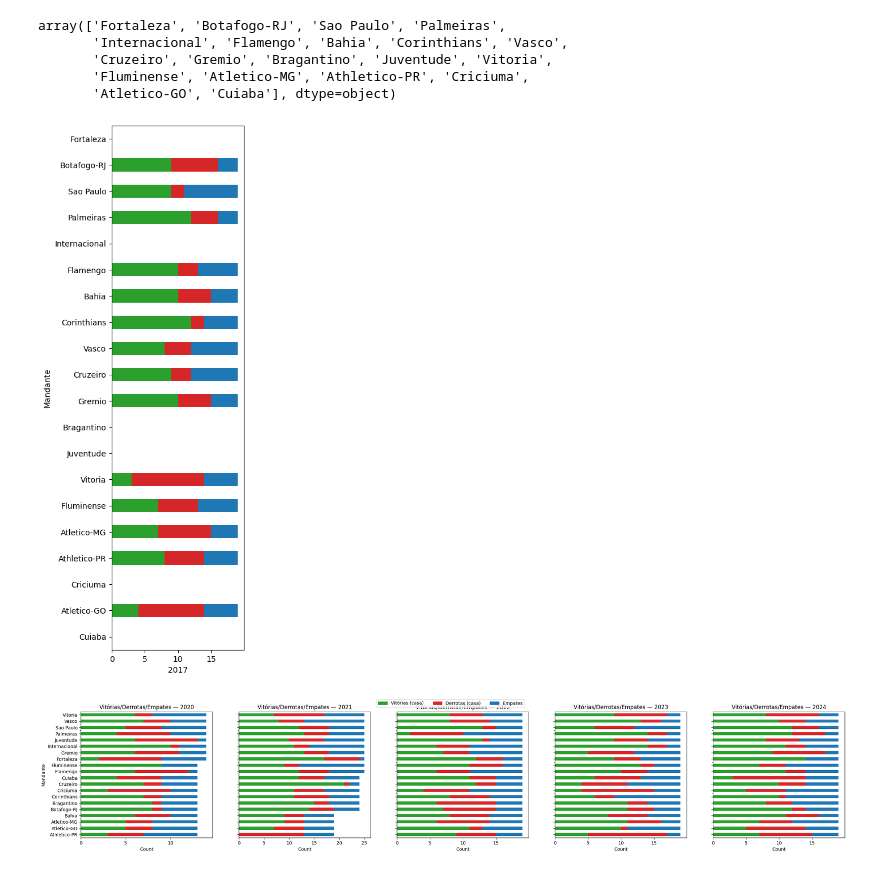
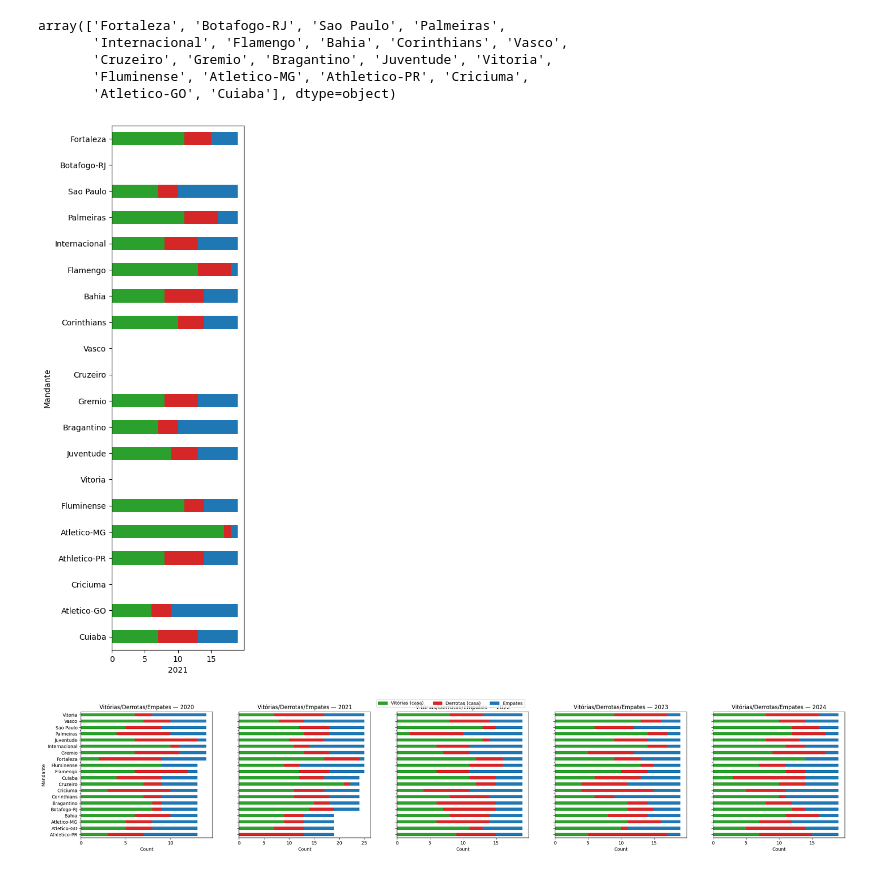
Before and after one commit to davialmeida135/analise-visual-brasileirao, a Jupyter notebook: graficos/pfinal.ipynb, the cells around one changed output. Drawn from its saved outputs; the diff is of its cells as text; code cells hidden in the pictures.

```diff
--- a/graficos/pfinal.ipynb
+++ b/graficos/pfinal.ipynb
@@ -40,34 +40,34 @@ array(['Fortaleza', 'Botafogo-RJ', 'Sao Paulo', 'Palmeiras',
        'Fluminense', 'Atletico-MG', 'Athletico-PR', 'Criciuma',
        'Atletico-GO', 'Cuiaba'], dtype=object)
 # %%
-year = 2017
+year = 2021
 
 # Define fixed order of teams
 teams_order = ['Fortaleza', 'Botafogo-RJ', 'Sao Paulo', 'Palmeiras',
        'Internacional', 'Flamengo', 'Bahia', 'Corinthians', 'Vasco',
        'Cruzeiro', 'Gremio', 'Bragantino', 'Juventude', 'Vitoria',
        'Fluminense', 'Atletico-MG', 'Athletico-PR', 'Criciuma',
        'Atletico-GO', 'Cuiaba']
 
 agg = df[df['ano'] == year].groupby('mandante')[['vitorias_casa', 'derrotas_casa', 'empates']].sum()
 
 # Reindex to include all teams in fixed order, filling missing with 0
 data = agg.reindex(teams_order, fill_value=0)
 
 ax = data.plot(kind='barh', stacked=True, figsize=(3, 12),
                color=['#2ca02c', '#d62728', '#1f77b4'], legend=False)
 ax.set_ylabel('Mandante')
 ax.set_xlabel(f'{year}')
 #ax.set_title(f'Vitorias / Derrotas / Empates por mandante — {year}')
 
 # show integer ticks for x axis and include every integer tick from 0 to the max total
 max_total = int(data.sum(axis=1).max())
 ax.set_xticks(range(0, max_total + 1, 5))
 
 ax.invert_yaxis()  # ensure highest totals are shown at the top
 plt.show()
 # %% [output]
-[figure, old version]
+[figure, new version]
 # %%
 # ...existing code...
 import math
```
Also changed, not shown: 4 other files.
